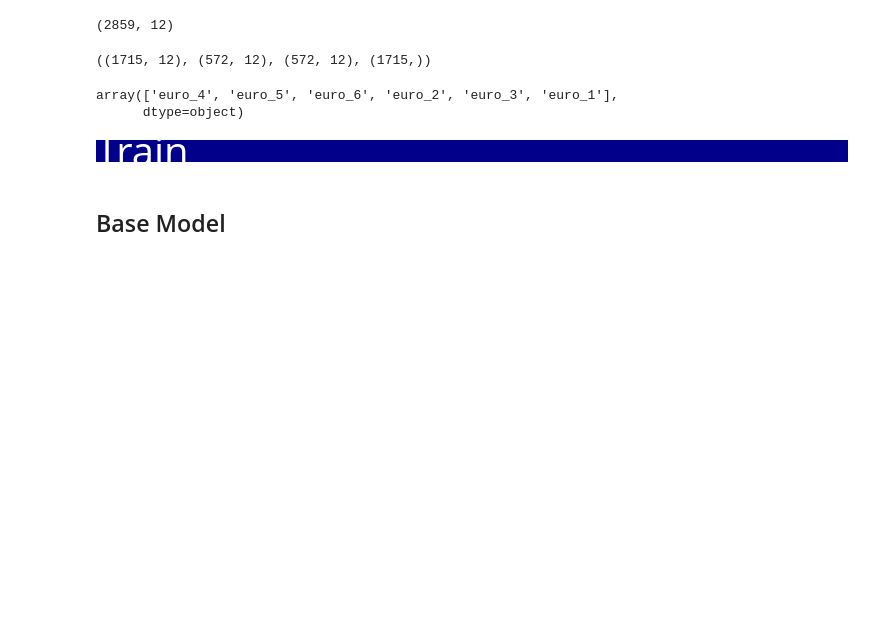
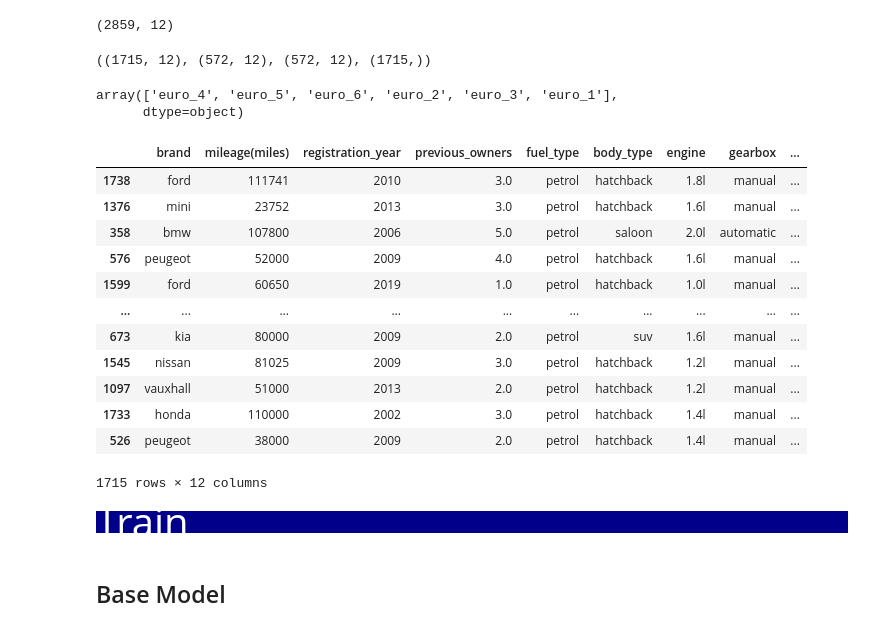
Before and after one commit to Wali-Mohamed/used_car_price_prediction, a Jupyter notebook: notebook.ipynb, the cells around one changed output. Drawn from its saved outputs; the diff is of its cells as text; code cells hidden in the pictures; blank space fills up the shorter version.

```diff
--- a/notebook.ipynb
+++ b/notebook.ipynb
@@ -710,6 +710,22 @@ X_train.emission_class.unique()
 # %% [output]
 array(['euro_4', 'euro_5', 'euro_6', 'euro_2', 'euro_3', 'euro_1'],
       dtype=object)
+# %%
+X_train
+# %% [output]
+|  | brand | mileage(miles) | registration_year | previous_owners | fuel_type | body_type | engine | gearbox | ... |
+| 1738 | ford | 111741 | 2010 | 3.0 | petrol | hatchback | 1.8l | manual | ... |
+| 1376 | mini | 23752 | 2013 | 3.0 | petrol | hatchback | 1.6l | manual | ... |
+| 358 | bmw | 107800 | 2006 | 5.0 | petrol | saloon | 2.0l | automatic | ... |
+| 576 | peugeot | 52000 | 2009 | 4.0 | petrol | hatchback | 1.6l | manual | ... |
+| 1599 | ford | 60650 | 2019 | 1.0 | petrol | hatchback | 1.0l | manual | ... |
+| ... | ... | ... | ... | ... | ... | ... | ... | ... | ... |
+| 673 | kia | 80000 | 2009 | 2.0 | petrol | suv | 1.6l | manual | ... |
+| 1545 | nissan | 81025 | 2009 | 3.0 | petrol | hatchback | 1.2l | manual | ... |
+| 1097 | vauxhall | 51000 | 2013 | 2.0 | petrol | hatchback | 1.2l | manual | ... |
+| 1733 | honda | 110000 | 2002 | 3.0 | petrol | hatchback | 1.4l | manual | ... |
+| 526 | peugeot | 38000 | 2009 | 2.0 | petrol | hatchback | 1.4l | manual | ... |
+1715 rows × 12 columns
 # %% [markdown]
 <div style="background-color:#00008b;font-size:40px; color:white;">Train</div>
 # %% [markdown]
```
Also changed, not shown: parts of 5 cells of this notebook, 8 other files.
